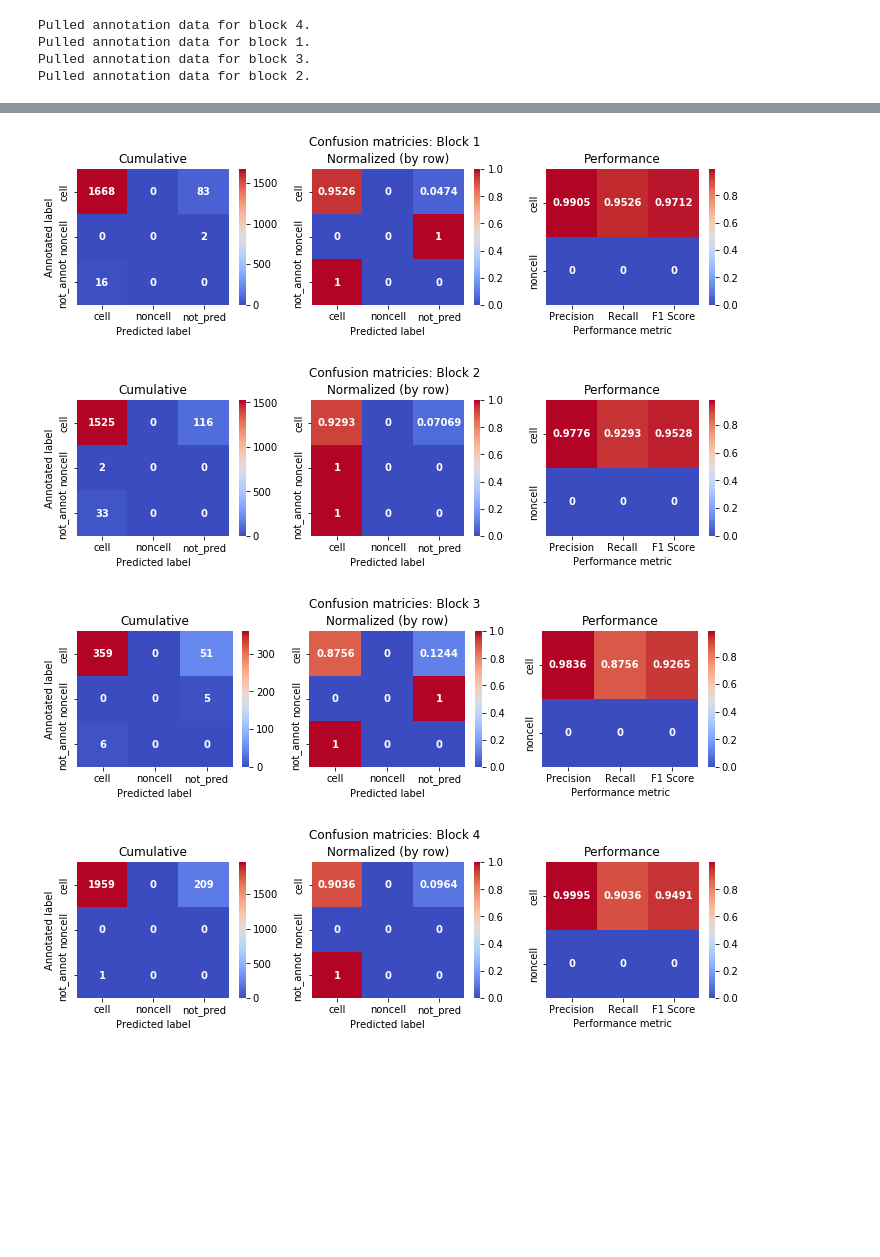
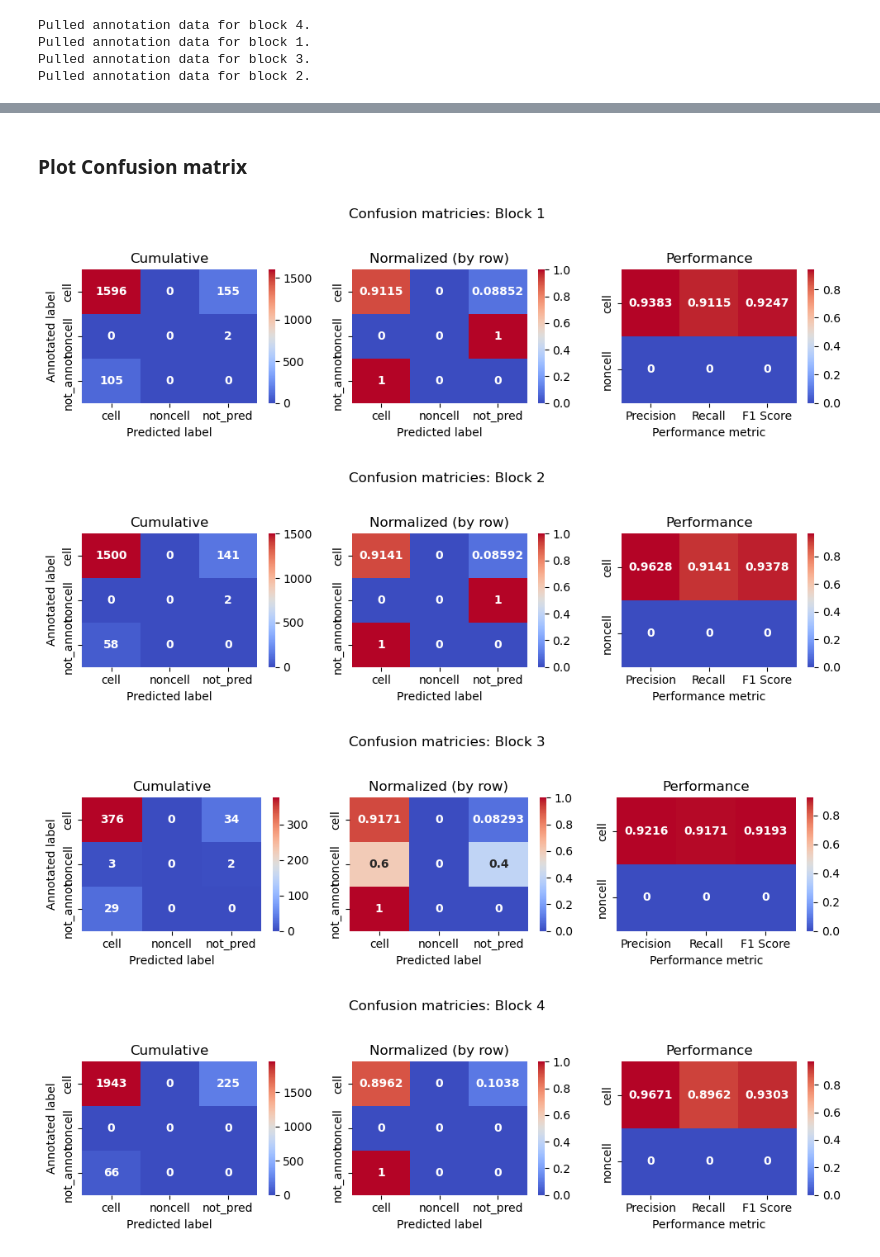
Before and after one commit to AllenInstitute/LS_Segmentation_Evaluation, a Jupyter notebook: notebooks/cellfinder_profiler.ipynb, the cells around one changed output, grey strips where cells are left out. Saved outputs shown, nothing was run; the diff lists cells and outputs as text; code cells hidden in the pictures; blank space fills up the shorter version.

```diff
--- a/notebooks/cellfinder_profiler.ipynb
+++ b/notebooks/cellfinder_profiler.ipynb
@@ -447,0 +405,11 @@ print(metric_df[10:])
+# %%
+# get metrics on model performance and plot results
+import matplotlib.pyplot as plt
+%matplotlib inline
+
+methods = [None]
+max_dist = 10
+trained = False
+
+performance = evaluate.get_performance(blocks, methods, max_dist, trained)
+evaluate.plot_performance(performance, methods)
@@ -448,52 +419,17 @@ print(metric_df[10:])
+# %% [markdown]
+### Plot Confusion matrix
 # %%
-# Classification Metrics
-import seaborn as sns
 import matplotlib.pyplot as plt
 %matplotlib inline
 
-from pycm import ConfusionMatrix
+# Classification Matrix Plots
+F1_scores = performance[2::3, :-1]
+opt_vals = np.unravel_index(np.argmax(F1_scores, axis=None), F1_scores.shape)
+metric_df = evaluate.annot_pred_overlap(blocks, opt_vals[0] + 1, None)
 
-# ignores numpy.where() warning
-warnings.simplefilter(action = 'ignore', category = FutureWarning)
-
-# Plot cumulative, Row normalized, and Performance for each block as well as total
-for i in range(int(metric_df['block'].max()) + 1):
-    fig, ax = plt.subplots(1, 3, figsize = (10, 3))
-
-    if i < metric_df['block'].max():
-        block_df = metric_df.loc[metric_df['block'] == i + 1, :]
-        cm = ConfusionMatrix(block_df['annotated'].values, block_df['predicted'].values, classes = [1.0, 2.0, 3.0])
-        fig.suptitle('Confusion matricies: Block ' + str(i + 1))
-    else:
-        cm = ConfusionMatrix(metric_df['annotated'].values, metric_df['predicted'].values, classes = [1.0, 2.0, 3.0])
-        fig.suptitle('Confusion matricies: Total')
-
-    for j in range(3):
-        if j == 0:
-            cm_df = pd.DataFrame(cm.to_array(normalized = False), columns = ['cell', 'noncell', 'not_pred'], index = ['cell', 'noncell', 'not_annot'])
-            ax[j].set_title('Cumulative')
-        elif j == 1:
-            cm_df = pd.DataFrame(cm.to_array(normalized = True), columns = ['cell', 'noncell', 'not_pred'], index = ['cell', 'noncell', 'not_annot'])
-            ax[j].set_title('Normalized (by row)')
-        else:
-            perf_array = np.asarray([[cm.class_stat['PPV'][k], cm.class_stat['TPR'][k], cm.class_stat['F1'][k]] for k in [1.0, 2.0]])
-            perf_array = np.where(perf_array == 'None', 0, perf_array)
-            cm_df = pd.DataFrame(perf_array.astype(float), columns = ['Precision', 'Recall', 'F1 Score'], index = ['cell', 'noncell'])
-            ax[j].set_title('Performance')
-
-        sns.heatmap(cm_df, annot = True, cmap = 'coolwarm', fmt = '.4g', annot_kws = {'fontweight': 'heavy'}, ax = ax[j])
-
-        if j == 0:
-            ax[j].set_ylabel('Annotated label')
-
-        if j != 2:
-            ax[j].set_xlabel('Predicted label')
-        else:
-            ax[j].set_xlabel('Performance metric')
-
-    fig.tight_layout(rect=[0, 0, 1, 0.95])
+evaluate.plot_cm(metric_df)
 # %% [output]
-[figure, old version]
+[figure, new version]
-[figure, old version]
+[figure, new version]
-[figure, old version]
+[figure, new version]
-[figure, old version]
+[figure, new version]
```
Also changed, not shown: parts of 17 cells of this notebook, 11 other files.
